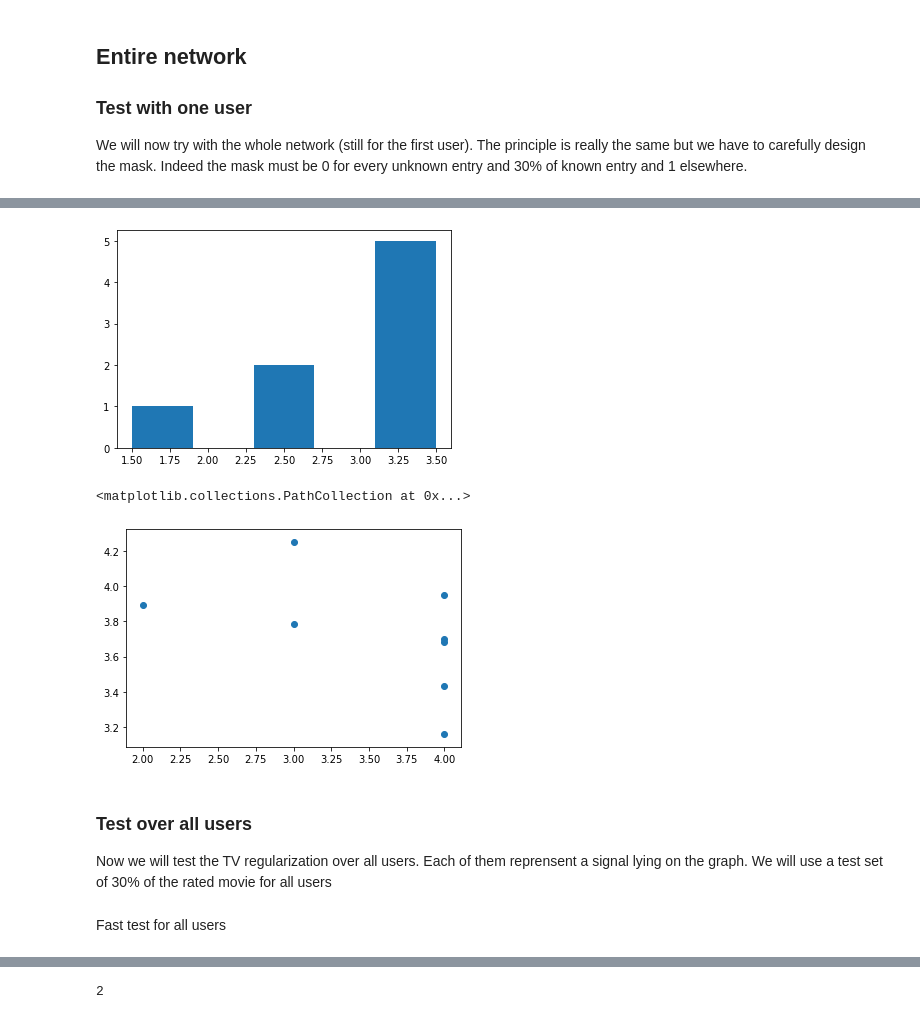
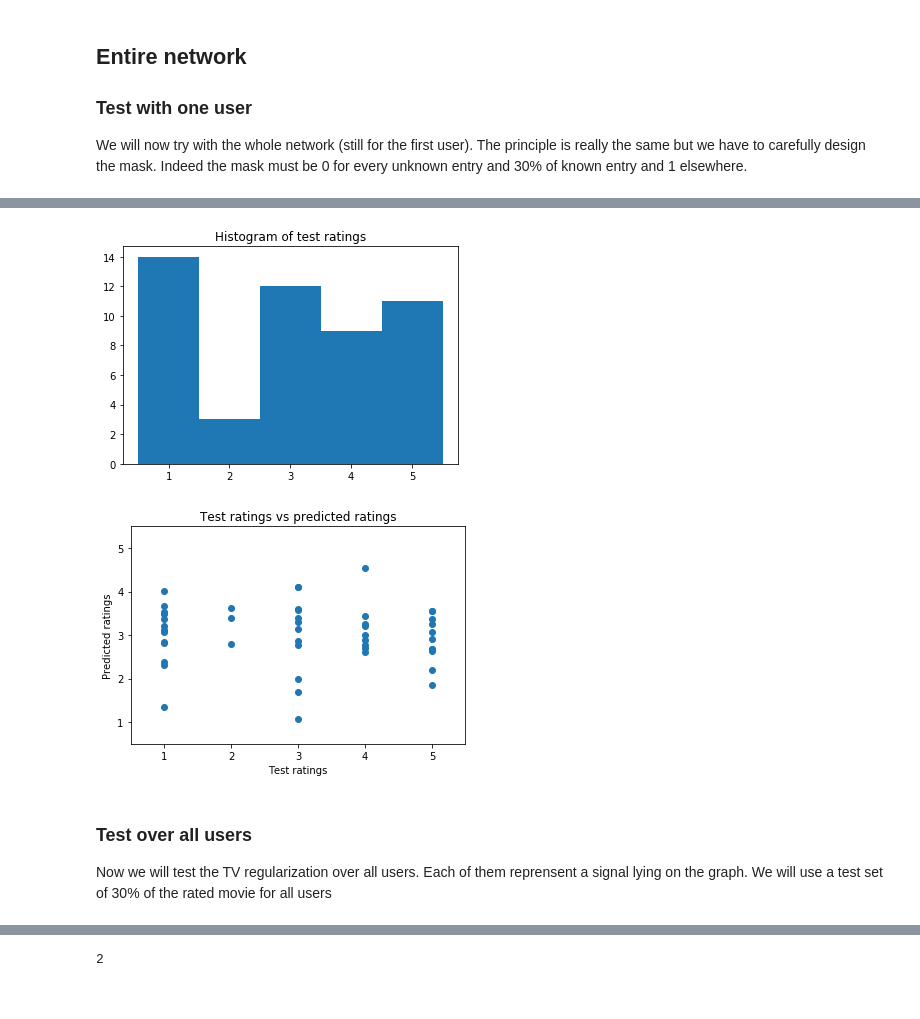
Before and after one commit to Lambo97/MovieRecommendation, a Jupyter notebook: src/tv_regularization2.ipynb, the cells around one changed output, grey strips where cells are left out. Drawn from its saved outputs; the diff is of its cells as text; code cells hidden in the pictures.

```diff
--- a/src/tv_regularization2.ipynb
+++ b/src/tv_regularization2.ipynb
@@ -412,20 +406,20 @@ _ = fig.tight_layout()
-# %%
-# signal_red[] = signal.copy()
-# signal_red[test_mask == 0] = np.nan
-# noisy_red = noisy_test.copy()
-# noisy_red[test_mask == 0] = np.nan
-# reconstructed_red = reconstructed.copy()
-# reconstructed_red[test_mask == 0] = np.nan
-#print(signal[test_mask != 0])
-plt.hist(signal[test_mask != 0] - 0.5,bins=5)
-plt.show()
-plt.scatter(signal[test_mask == 1], reconstructed[test_mask == 1])
-# %% [output]
-[figure, removed]
-<matplotlib.collections.PathCollection at 0x...>
-[figure, removed]
+# %%
+plt.figure()
+plt.hist(signal[test_mask != 0], bins=[1, 2, 3, 4, 5, 6], align='left')
+plt.title("Histogram of test ratings")
+plt.show()
+
+plt.figure()
+plt.scatter(signal[test_mask == 1], reconstructed[test_mask == 1])
+plt.xlim(0.5,5.5)
+plt.ylim(0.5,5.5)
+plt.title("Test ratings vs predicted ratings")
+plt.xlabel("Test ratings")
+plt.ylabel("Predicted ratings")
+plt.show()
+# %% [output]
+[figure, added]
+[figure, added]
 # %% [markdown]
 ### Test over all users
 Now we will test the TV regularization over all users. Each of them reprensent a signal lying on the graph. We will use a test set of 30% of the rated movie for all users
-# %% [markdown]
-Fast test for all users
```
Also changed, not shown: parts of 28 cells of this notebook, 2 other files.
